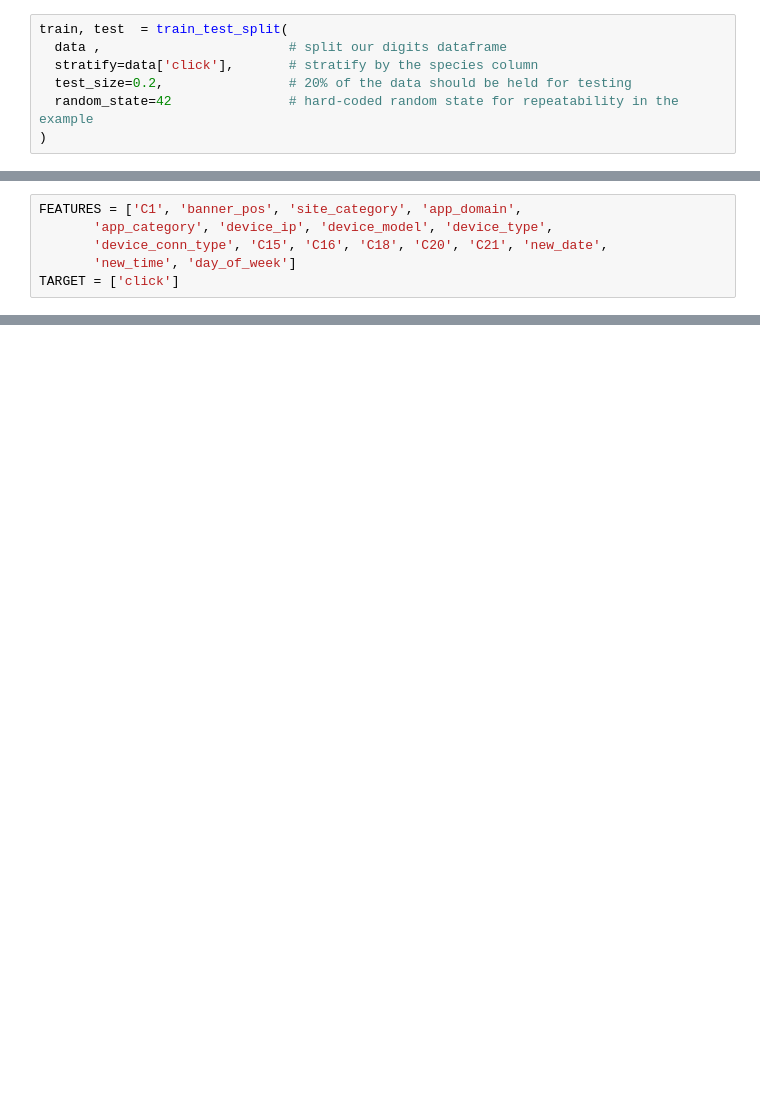
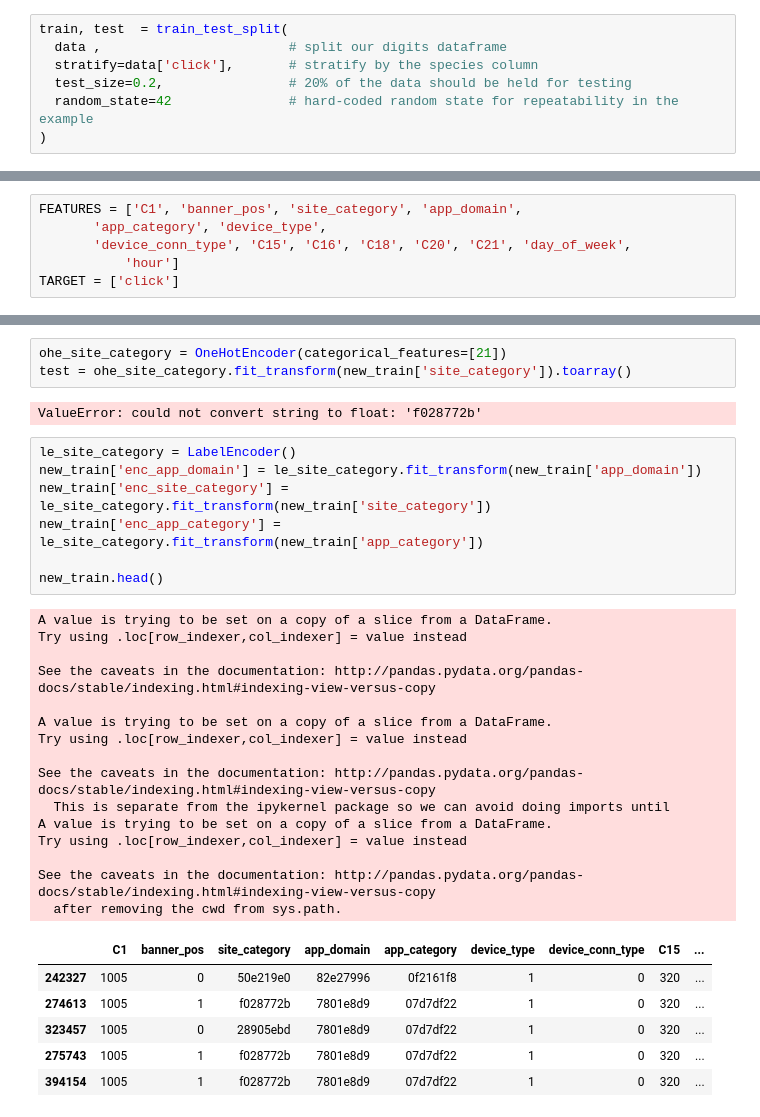
Before and after one commit to kanalyzers/ad_optimization, a Jupyter notebook: notebooks/julia_book.ipynb, the cells around one changed output, grey strips where cells are left out. Saved outputs shown, nothing was run; the diff lists cells and outputs as text; blank space fills up the shorter version.

```diff
--- a/notebooks/julia_book.ipynb
+++ b/notebooks/julia_book.ipynb
@@ -515,6 +484,6 @@ dtype: object
 # %%
 FEATURES = ['C1', 'banner_pos', 'site_category', 'app_domain',
-       'app_category', 'device_ip', 'device_model', 'device_type',
-       'device_conn_type', 'C15', 'C16', 'C18', 'C20', 'C21', 'new_date',
-       'new_time', 'day_of_week']
+       'app_category', 'device_type',
+       'device_conn_type', 'C15', 'C16', 'C18', 'C20', 'C21', 'day_of_week',
+           'hour']
 TARGET = ['click']
@@ -529,0 +515,34 @@ TypeError: float() argument must be a string or a number, not 'datetime.time'
+# %%
+ohe_site_category = OneHotEncoder(categorical_features=[21])
+test = ohe_site_category.fit_transform(new_train['site_category']).toarray()
+# %% [output]
+ValueError: could not convert string to float: 'f028772b'
+# %%
+le_site_category = LabelEncoder()
+new_train['enc_app_domain'] = le_site_category.fit_transform(new_train['app_domain'])
+new_train['enc_site_category'] = le_site_category.fit_transform(new_train['site_category'])
+new_train['enc_app_category'] = le_site_category.fit_transform(new_train['app_category'])
+
+new_train.head()
+# %% [output]
+A value is trying to be set on a copy of a slice from a DataFrame.
+Try using .loc[row_indexer,col_indexer] = value instead
+
+See the caveats in the documentation: http://pandas.pydata.org/pandas-docs/stable/indexing.html#indexing-view-versus-copy
+
+A value is trying to be set on a copy of a slice from a DataFrame.
+Try using .loc[row_indexer,col_indexer] = value instead
+
+See the caveats in the documentation: http://pandas.pydata.org/pandas-docs/stable/indexing.html#indexing-view-versus-copy
+  This is separate from the ipykernel package so we can avoid doing imports until
+A value is trying to be set on a copy of a slice from a DataFrame.
+Try using .loc[row_indexer,col_indexer] = value instead
+
+See the caveats in the documentation: http://pandas.pydata.org/pandas-docs/stable/indexing.html#indexing-view-versus-copy
+  after removing the cwd from sys.path.
+|  | C1 | banner_pos | site_category | app_domain | app_category | device_type | device_conn_type | C15 | ... |
+| 242327 | 1005 | 0 | 50e219e0 | 82e27996 | 0f2161f8 | 1 | 0 | 320 | ... |
+| 274613 | 1005 | 1 | f028772b | 7801e8d9 | 07d7df22 | 1 | 0 | 320 | ... |
+| 323457 | 1005 | 0 | 28905ebd | 7801e8d9 | 07d7df22 | 1 | 0 | 320 | ... |
+| 275743 | 1005 | 1 | f028772b | 7801e8d9 | 07d7df22 | 1 | 0 | 320 | ... |
+| 394154 | 1005 | 1 | f028772b | 7801e8d9 | 07d7df22 | 1 | 0 | 320 | ... |
```
Also changed, not shown: parts of 29 cells of this notebook.
